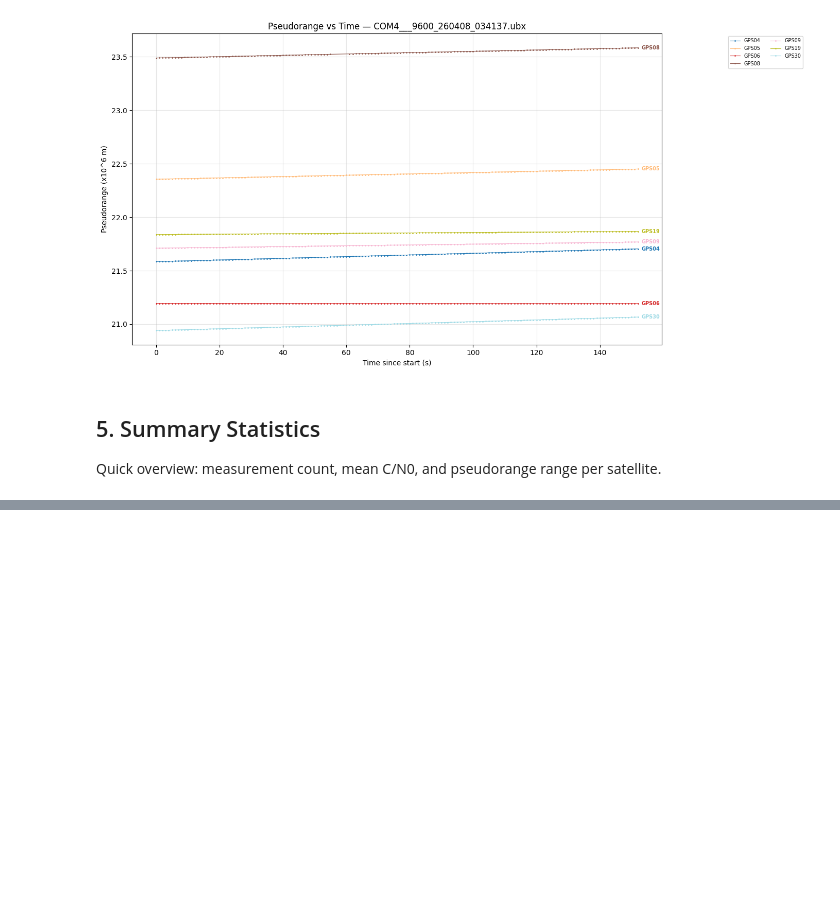
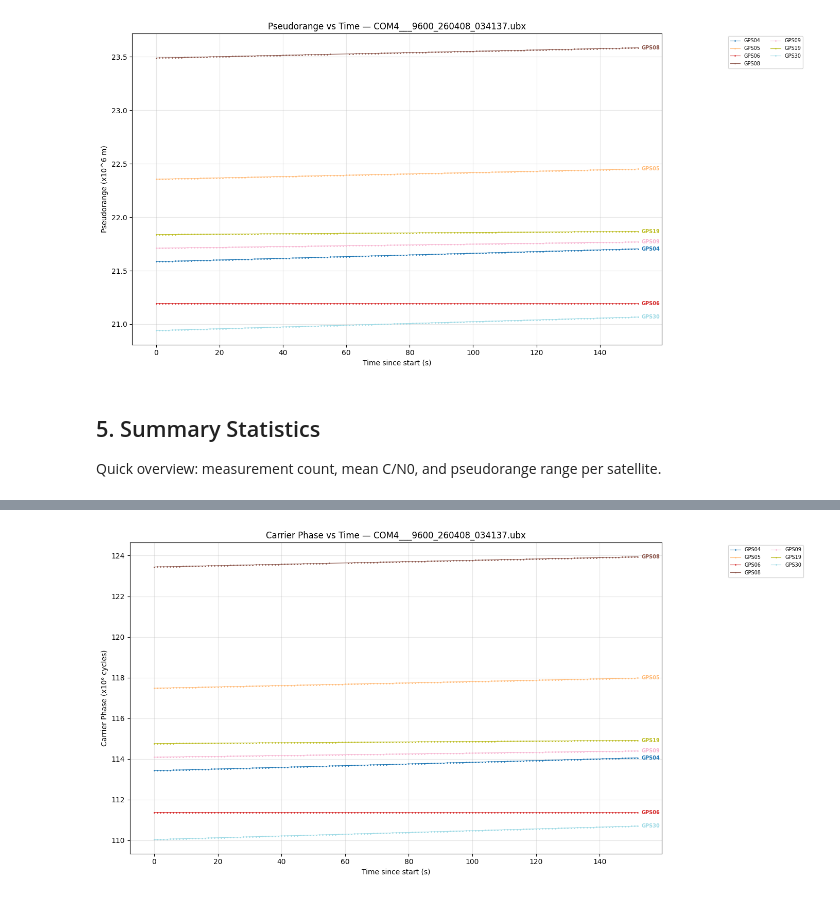
Before and after one commit to betty2310/gps-sdr-sim, a Jupyter notebook: processing/ubx_parser.ipynb, the cells around one changed output, grey strips where cells are left out. Saved outputs shown, nothing was run; the diff lists cells and outputs as text; code cells hidden in the pictures; blank space fills up the shorter version.

```diff
--- a/processing/ubx_parser.ipynb
+++ b/processing/ubx_parser.ipynb
@@ -182,0 +182,30 @@ summary
+# %%
+t0 = df["rcvTow"].min()
+df["t_sec"] = df["rcvTow"] - t0
+
+sats = sorted(df["sat"].unique())
+cmap = plt.cm.get_cmap("tab20", len(sats))
+colors = {sat: cmap(i) for i, sat in enumerate(sats)}
+
+fig, ax = plt.subplots(figsize=(14, 7))
+
+for sat in sats:
+    grp = df[df["sat"] == sat].sort_values("t_sec")
+    cp = grp["cpMes"].dropna()
+    if cp.empty:
+        continue
+    ax.plot(grp.loc[cp.index, "t_sec"], cp / 1e6, label=sat, color=colors[sat],
+            marker=".", markersize=2, linewidth=0.8)
+    ax.annotate(sat, xy=(grp.loc[cp.index[-1], "t_sec"], cp.iloc[-1] / 1e6),
+                fontsize=7, fontweight="bold", color=colors[sat],
+                xytext=(5, 0), textcoords="offset points", va="center")
+
+ax.set_xlabel("Time since start (s)")
+ax.set_ylabel("Carrier Phase (x10⁶ cycles)")
+ax.set_title(f"Carrier Phase vs Time — {UBX_FILE.name}")
+ax.legend(bbox_to_anchor=(1.12, 1), loc="upper left", fontsize=7, ncol=2)
+ax.grid(True, alpha=0.3)
+fig.tight_layout()
+plt.show()
+# %% [output]
+[figure, added]
```
Also changed, not shown: parts of 6 cells of this notebook, 4 other files.
